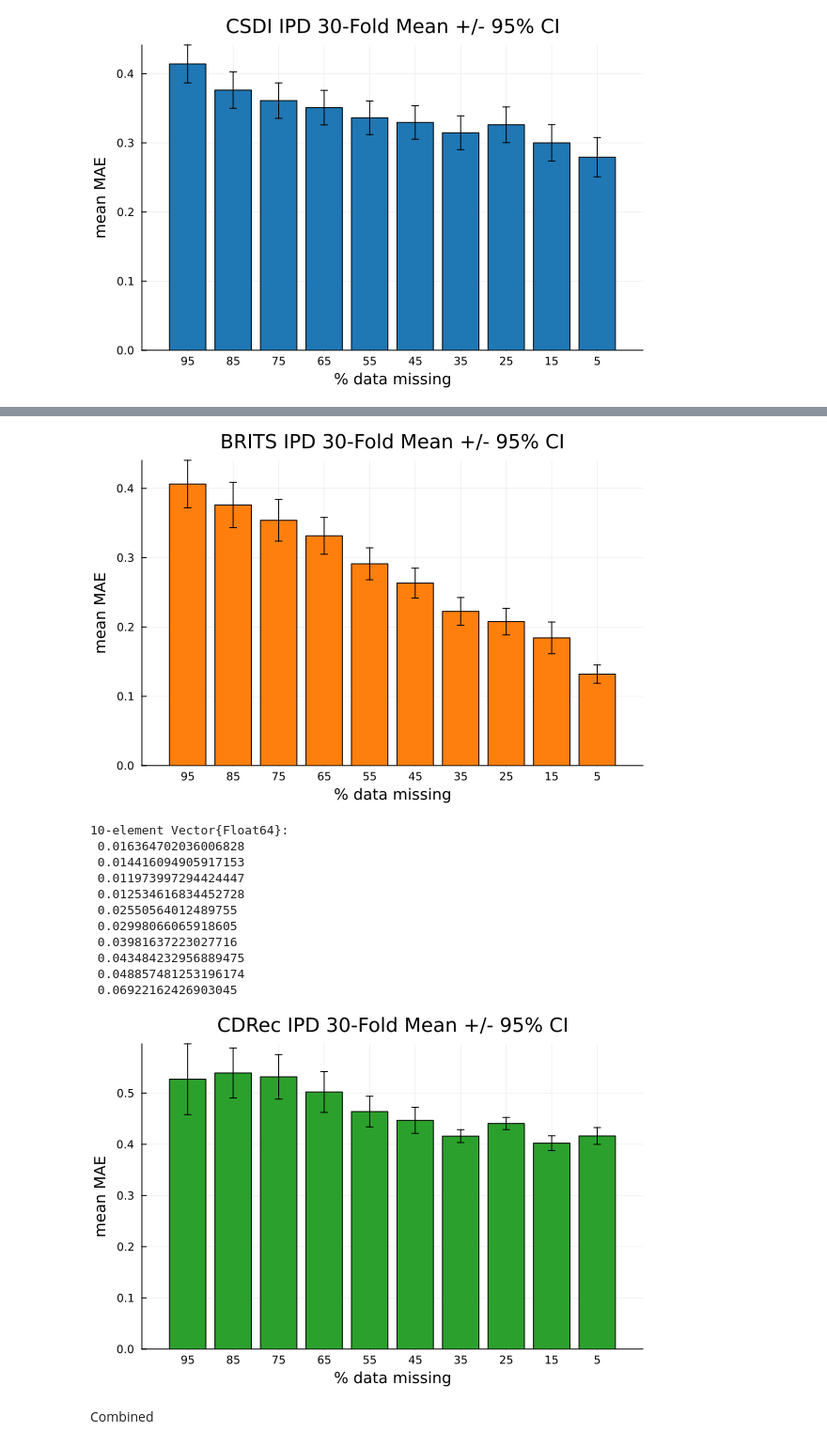
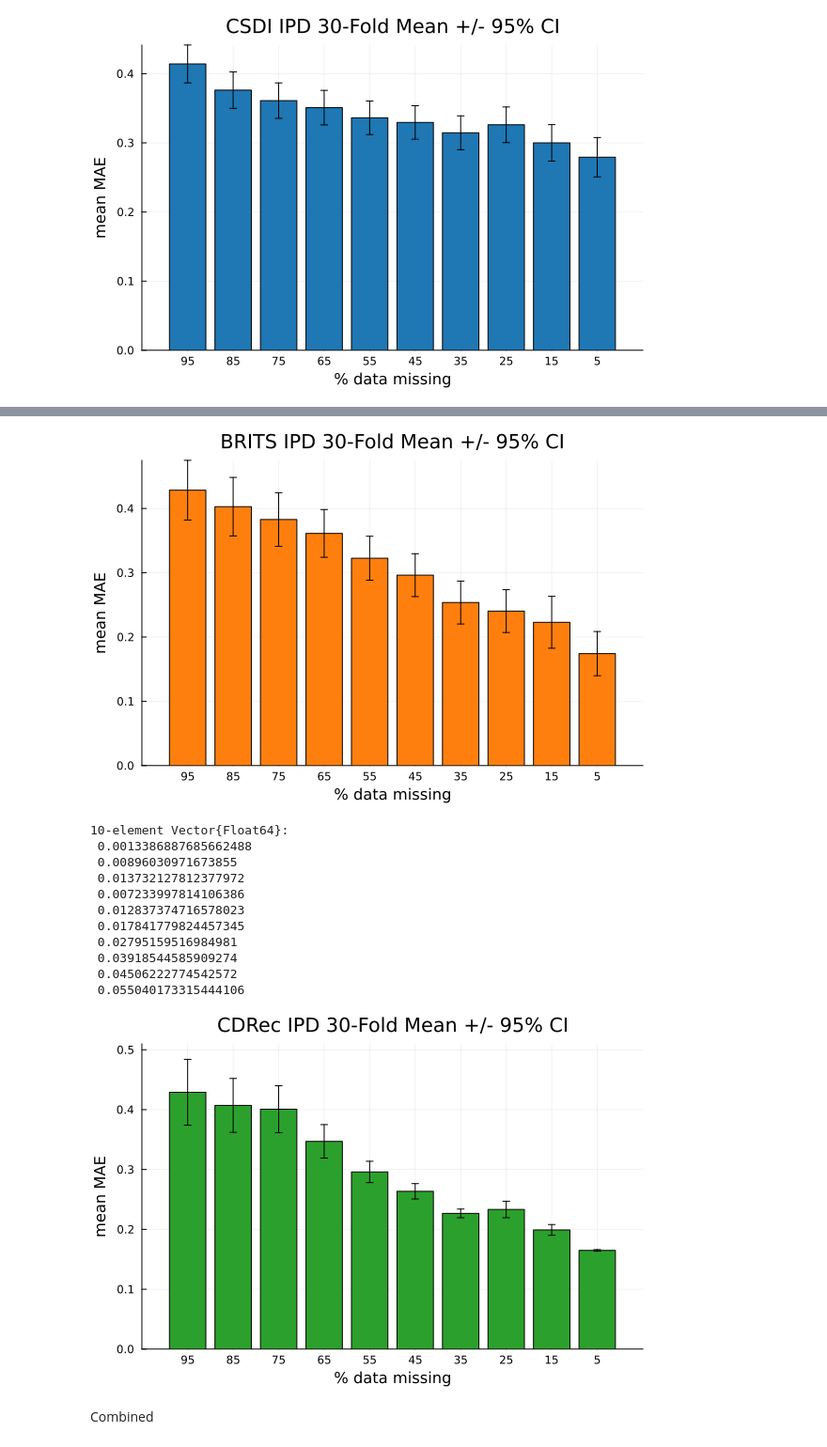
Before and after one commit to joshuabmoore/MPSTime.jl, a Jupyter notebook: FinalBenchmarks/ItalyPower/process_all_imputation_benchmarks.ipynb, the cells around one changed output, grey strips where cells are left out. Shown at 94% size. Cells and saved outputs as stored; diff of their text form; code cells hidden in the pictures.

```diff
--- a/FinalBenchmarks/ItalyPower/process_all_imputation_benchmarks.ipynb
+++ b/FinalBenchmarks/ItalyPower/process_all_imputation_benchmarks.ipynb
@@ -9,8 +9,8 @@ pal = palette(:tab10);
 # %% [markdown]
 # Load Python Results (CSDI, BRITS, CDREC)
 # %%
-#cdrec_results = JSON.parsefile("Python/ipd_cdrec_results.json");
-#brits_results = JSON.parsefile("Python/ipd_brits_results.json");
+cdrec_results = JSON.parsefile("Python/ipd_cdrec_results.json");
+brits_results = JSON.parsefile("Python/ipd_brits_results.json");
 csdi_results = JSON.parsefile("Python/ipd_csdi_results.json");
 # %%
 # per fold, per % missing
@@ -95,33 +95,34 @@ bar(per_pm_mean_all_folds_brits, yerr=per_pm_95ci_all_folds_brits,
 xflip!(true)
 #savefig("ipd_brits_only.svg")
 # %% [output]
-[figure, old version]
+[figure, new version]
 # %%
 per_pm_mean_all_folds_cdrec = [mean([mean(extract_fold_pm(cdrec_results, f, pm)) for f in 0:29]) for pm in 5:10:95]
 per_pm_std_all_folds_cdrec = [std([mean(extract_fold_pm(cdrec_results, f, pm)) for f in 0:29]) for pm in 5:10:95]/sqrt(30)
 per_pm_95ci_all_folds_cdrec = 1.96 * per_pm_std_all_folds_cdrec
 # %% [output]
 10-element Vector{Float64}:
- 0.016364702036006828
- 0.014416094905917153
- 0.011973997294424447
- 0.012534616834452728
- 0.02550564012489755
- 0.02998066065918605
- 0.03981637223027716
- 0.043484232956889475
- 0.048857481253196174
- 0.06922162426903045
+ 0.0013386887685662488
+ 0.00896030971673855
+ 0.013732127812377972
+ 0.007233997814106386
+ 0.012837374716578023
+ 0.017841779824457345
+ 0.02795159516984981
+ 0.03918544585909274
+ 0.04506222774542572
+ 0.055040173315444106
 # %%
 bar(per_pm_mean_all_folds_cdrec, yerr=per_pm_95ci_all_folds_cdrec,
     xlabel="% data missing", label="", ylabel="mean MAE",
     xticks=([1, 2, 3, 4, 5, 6, 7, 8, 9, 10],
     ["5", "15", "25", "35", "45", "55", "65", "75", "85", "95"]),
-    title="CDRec IPD 30-Fold Mean +/- 95% CI", c=pal[3])
+    title="CDRec IPD 30-Fold Mean +/- 95% CI", c=pal[3],
+    ylims=(0, 0.51))
 xflip!(true)
 #savefig("ipd_cdrec_only.svg")
 # %% [output]
-[figure, old version]
+[figure, new version]
 # %% [markdown]
 Combined
 # %%
```
Also changed, not shown: parts of 3 cells of this notebook, 3 other files.
